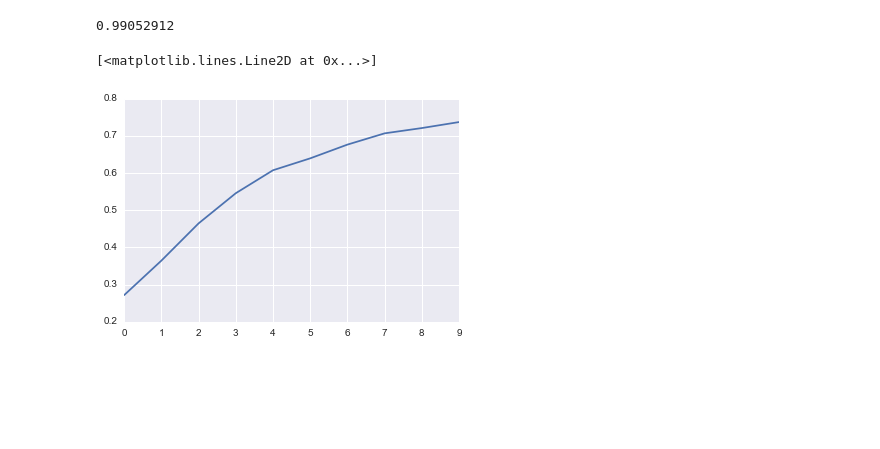
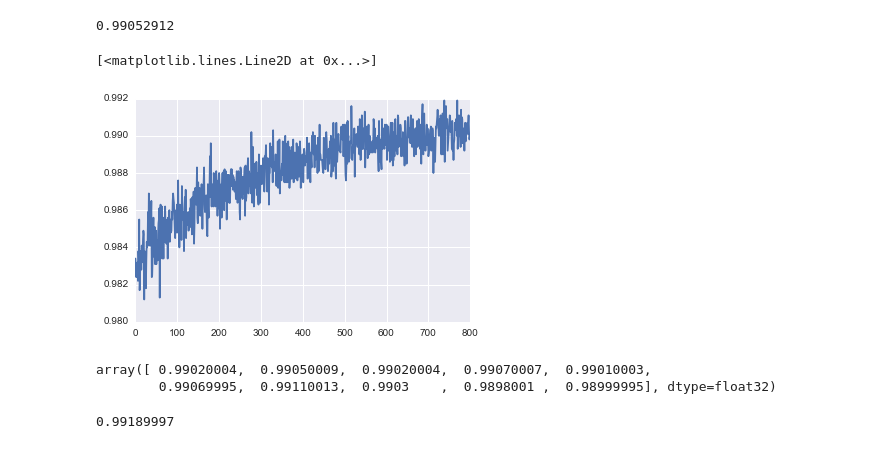
Before and after one commit to jaredawebb/ForwardThinking, a Jupyter notebook: replication/vanilla_conv.ipynb, the cells around one changed output. Cells and saved outputs as stored; diff of their text form; code cells hidden in the pictures; blank space fills up the shorter version.

```diff
--- a/replication/vanilla_conv.ipynb
+++ b/replication/vanilla_conv.ipynb
@@ -239,8 +239,17 @@ acc[-100:].mean()
 # %% [output]
 0.99052912
 # %%
-acc = np.load('./accuracies_layer2_aug.npy')
-plt.plot(acc)
+acc = np.load('./accuracies_aug.npy')
+plt.plot(acc[-800:])
 # %% [output]
 [<matplotlib.lines.Line2D at 0x...>]
-[figure, old version]
+[figure, new version]
+# %%
+acc[-10:]
+# %% [output]
+array([ 0.99020004,  0.99050009,  0.99020004,  0.99070007,  0.99010003,
+        0.99069995,  0.99110013,  0.9903    ,  0.9898001 ,  0.98999995], dtype=float32)
+# %%
+max(acc)
+# %% [output]
+0.99189997
```
Also changed, not shown: parts of 4 cells of this notebook, 2 other files.
